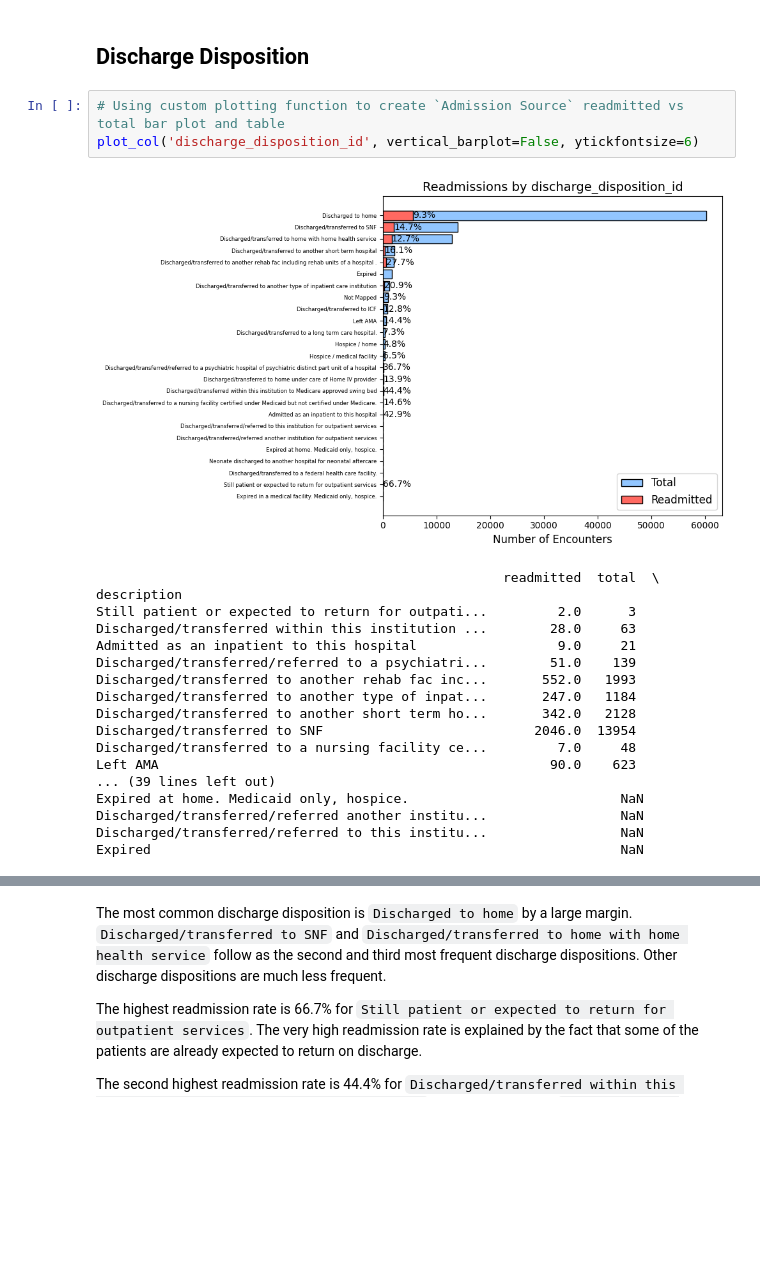
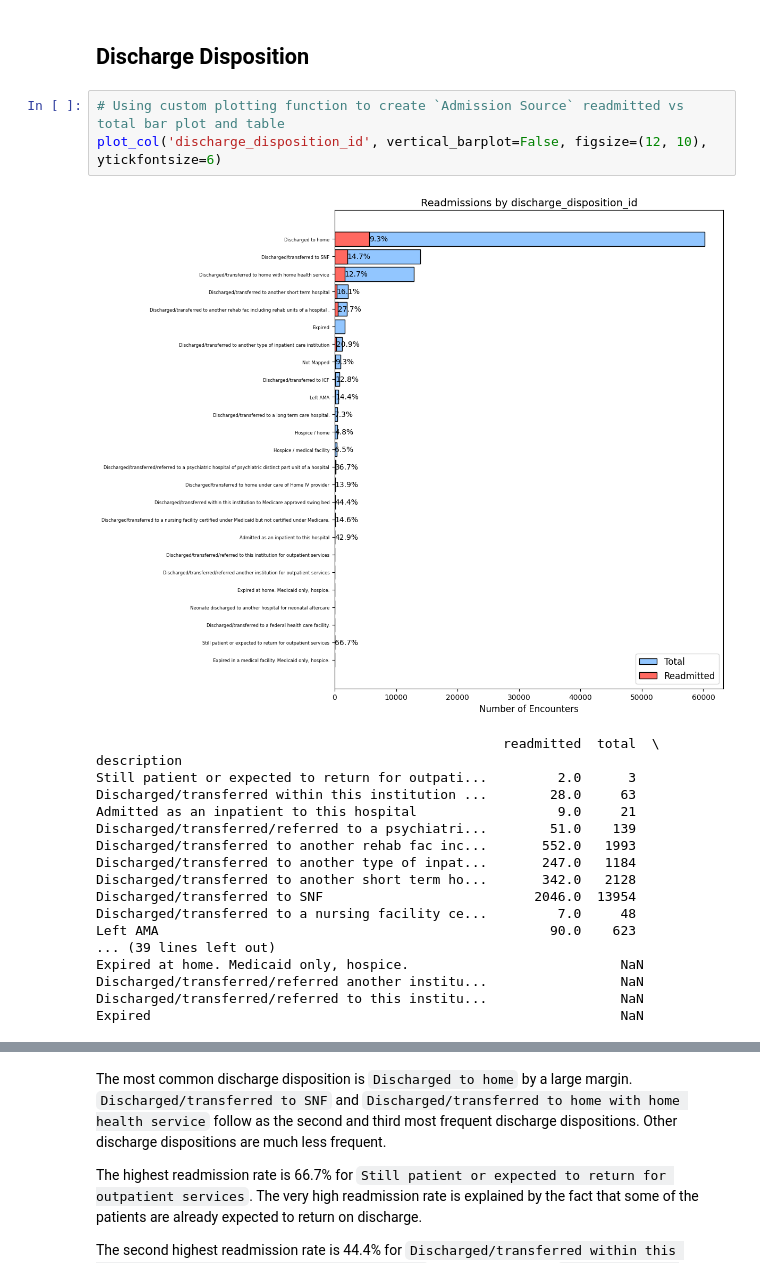
Before and after one commit to JamesSchonknecht/diabetes_project, a Jupyter notebook: scripts/2_Readmission_Analysis.ipynb, the cells around one changed output, grey strips where cells are left out. Drawn from its saved outputs; the diff is of its cells as text; blank space fills up the shorter version.

```diff
--- a/scripts/2_Readmission_Analysis.ipynb
+++ b/scripts/2_Readmission_Analysis.ipynb
@@ -601,9 +644,9 @@ Most sources appear to have similar readmission rates, with `Transfer from hospi
 ## Discharge Disposition
 # %%
 # Using custom plotting function to create `Admission Source` readmitted vs total bar plot and table
-plot_col('discharge_disposition_id', vertical_barplot=False, ytickfontsize=6)
+plot_col('discharge_disposition_id', vertical_barplot=False, figsize=(12, 10), ytickfontsize=6)
 # %% [output]
-[figure, old version]
+[figure, new version]
                                                     readmitted  total  \
 description
 Still patient or expected to return for outpati...         2.0      3
```
Also changed, not shown: parts of 35 cells of this notebook.
